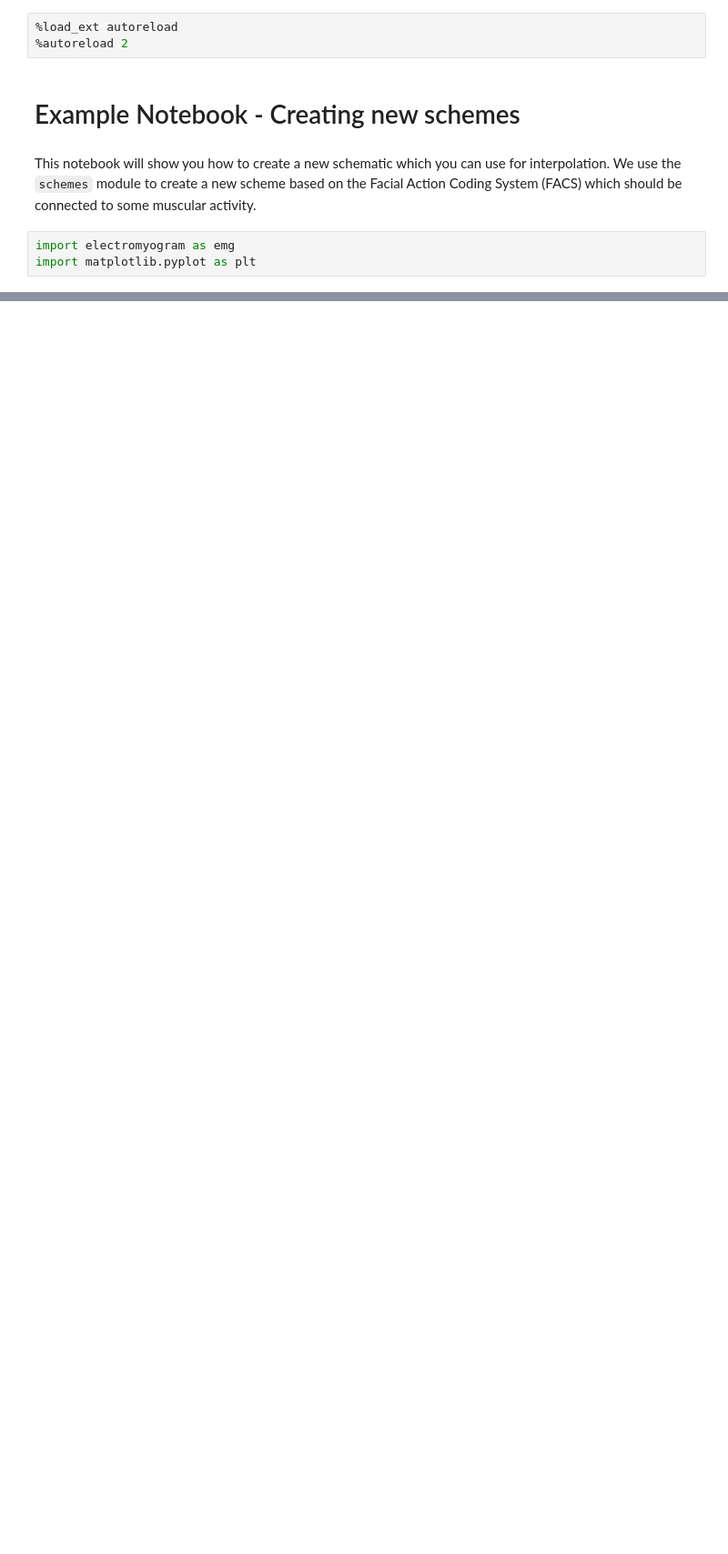
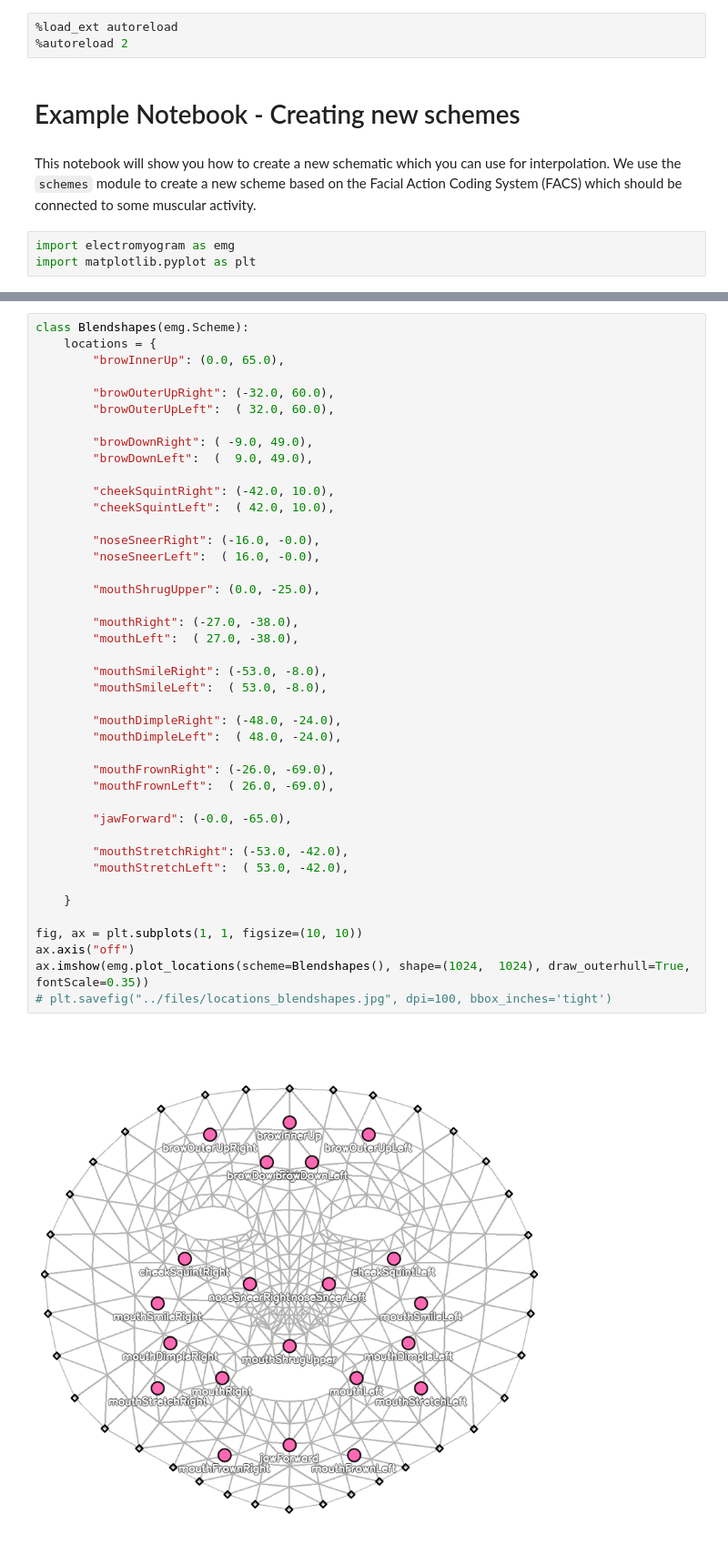
Before and after one commit to cvjena/electromyogram, a Jupyter notebook: examples/schemes.ipynb, the cells around one changed output, grey strips where cells are left out. Shown at 91% size. Drawn from its saved outputs; the diff is of its cells as text; blank space fills up the shorter version.

Commit message:
Add support for Blendshapes
- add locations of mediapipes blendshapes to mapped AU and then muscle

```diff
--- a/examples/schemes.ipynb
+++ b/examples/schemes.ipynb
@@ -73,0 +78,44 @@ ax.imshow(emg.plot_locations(scheme=AU(), shape=(1024,  1024), draw_outerhull=Tr
+# %%
+class Blendshapes(emg.Scheme):
+    locations = {
+        "browInnerUp": (0.0, 65.0),
+
+        "browOuterUpRight": (-32.0, 60.0),
+        "browOuterUpLeft":  ( 32.0, 60.0),
+
+        "browDownRight": ( -9.0, 49.0),
+        "browDownLeft":  (  9.0, 49.0),
+
+        "cheekSquintRight": (-42.0, 10.0),
+        "cheekSquintLeft":  ( 42.0, 10.0),
+
+        "noseSneerRight": (-16.0, -0.0),
+        "noseSneerLeft":  ( 16.0, -0.0),
+
+        "mouthShrugUpper": (0.0, -25.0),
+
+        "mouthRight": (-27.0, -38.0),
+        "mouthLeft":  ( 27.0, -38.0),
+
+        "mouthSmileRight": (-53.0, -8.0),
+        "mouthSmileLeft":  ( 53.0, -8.0),
+
+        "mouthDimpleRight": (-48.0, -24.0),
+        "mouthDimpleLeft":  ( 48.0, -24.0),
+
+        "mouthFrownRight": (-26.0, -69.0),
+        "mouthFrownLeft":  ( 26.0, -69.0),
+
+        "jawForward": (-0.0, -65.0),
+
+        "mouthStretchRight": (-53.0, -42.0),
+        "mouthStretchLeft":  ( 53.0, -42.0),
+
+    }
+
+fig, ax = plt.subplots(1, 1, figsize=(10, 10))
+ax.axis("off")
+ax.imshow(emg.plot_locations(scheme=Blendshapes(), shape=(1024,  1024), draw_outerhull=True, fontScale=0.35))
+# plt.savefig("../files/locations_blendshapes.jpg", dpi=100, bbox_inches='tight')
+# %% [output]
+[figure, added]
```
Also changed, not shown: parts of 2 cells of this notebook, 4 other files.
